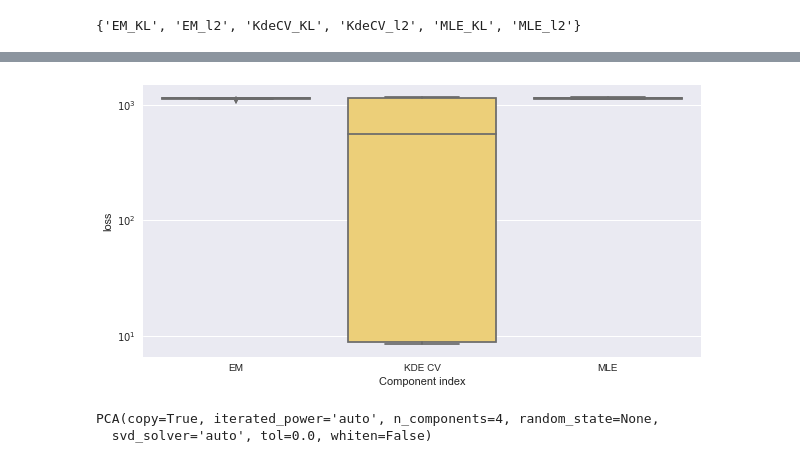
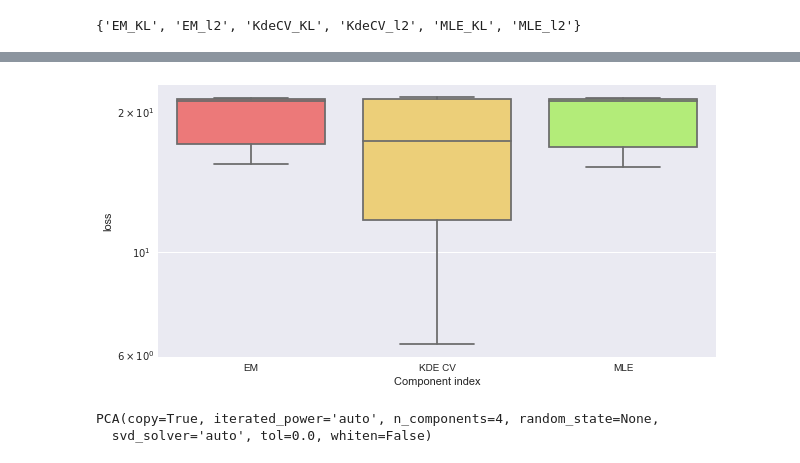
Before and after one commit to mehdisebbar/kl-aggregation, a Jupyter notebook: weight_vector_simulations_paper/weight_vector_estim_code/clustering.ipynb, the cells around one changed output, grey strips where cells are left out. Saved outputs shown, nothing was run; the diff lists cells and outputs as text; code cells hidden in the pictures.

```diff
--- a/weight_vector_simulations_paper/weight_vector_estim_code/clustering.ipynb
+++ b/weight_vector_simulations_paper/weight_vector_estim_code/clustering.ipynb
@@ -819,7 +819,7 @@ from simu_clustering import simu
 from os import listdir
 from os.path import isfile, join
 
-simu_folder = "/Users/mehdi/Downloads/dg_2017-07-06_15.35.51/"
+simu_folder = "/Users/mehdi/Downloads/dg_2017-07-11_16.29.07/"
 folder  = simu_folder
 #folder = "/Users/mehdi/Downloads/"+simu_folder+"/"
 onlyfiles = [f for f in listdir(folder) if (isfile(join(folder, f)) and f.startswith("res_K"))]
@@ -843,5 +843,5 @@ df.head()
 # %%
-df_temp = df[(df.p==5) & (df.K == 6)]
+df_temp = df[(df.p==3) & (df.K == 3)]
 df_temp2 = df_temp.drop(['p', 'K', 'EM_time', 'KdeCV_time', 'MLE_time'], axis=1)
 df2 = pd.melt(df_temp2, id_vars=["N"], var_name="Type", value_name="loss")
 set(df2["Type"])
@@ -896,17 +877,17 @@ df4 = df3.replace([np.inf, -np.inf], np.nan).dropna(subset=["loss"], how="all")
 # %%
 import seaborn as sns
 import matplotlib.pyplot as plt
 plt.figure(figsize=(10,5))
-boxplot = sns.boxplot(x="method", y="loss", data=df4[df4["N"]==500],
+boxplot = sns.boxplot(x="method", y="loss", data=df4[df4["N"]==100],
                      palette=["#ff6666", "#ffd966", "#b3ff66"])
 for patch in boxplot.artists:
     r, g, b, a = patch.get_facecolor()
     patch.set_facecolor((r, g, b, 1))
 boxplot.set_xlabel('Component index')
 boxplot.set_yscale("log")
 sns_plot = boxplot.get_figure()
 # %% [output]
-[figure, old version]
+[figure, new version]
 # %%
 from simu_clustering import BasicGen
 # %%
```
Also changed, not shown: parts of 5 cells of this notebook, 1 other file.
